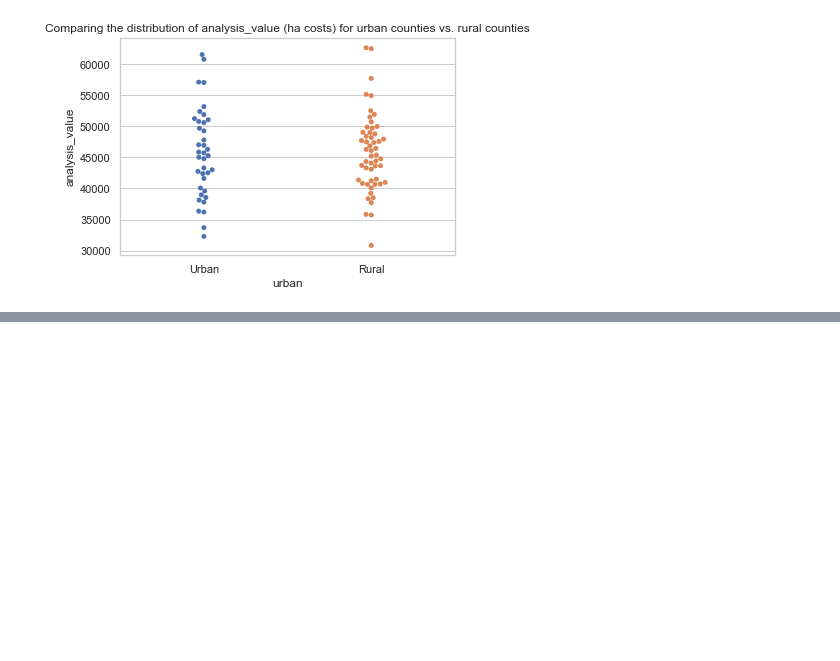
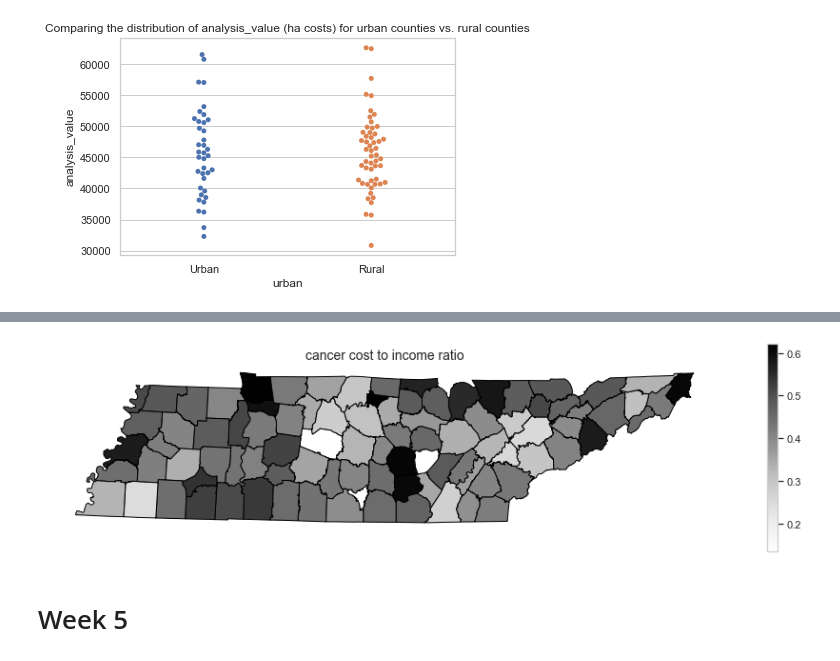
Before and after one commit to hiralmaster/data-science-essentials-3, a Jupyter notebook: notebooks/Homework.ipynb, the cells around one changed output, grey strips where cells are left out. Saved outputs shown, nothing was run; the diff lists cells and outputs as text; code cells hidden in the pictures; blank space fills up the shorter version.

```diff
--- a/notebooks/Homework.ipynb
+++ b/notebooks/Homework.ipynb
@@ -550,0 +773,12 @@ plt.title('Comparing the distribution of analysis_value (ha costs) for urban cou
+# %%
+fig, ax = plt.subplots(figsize=(16,4))
+counties_cost_df.plot(column = 'cancer_cost_income_ratio',
+                      cmap = 'Greys',
+                       legend = True,
+              edgecolor = 'black', ax=ax)
+plt.title ('cancer cost to income ratio', fontsize = 14)
+ax.axis('off');
+# %% [output]
+[figure, added]
+# %% [markdown]
+# Week 5
```
Also changed, not shown: parts of 38 cells of this notebook, 12 other files.
